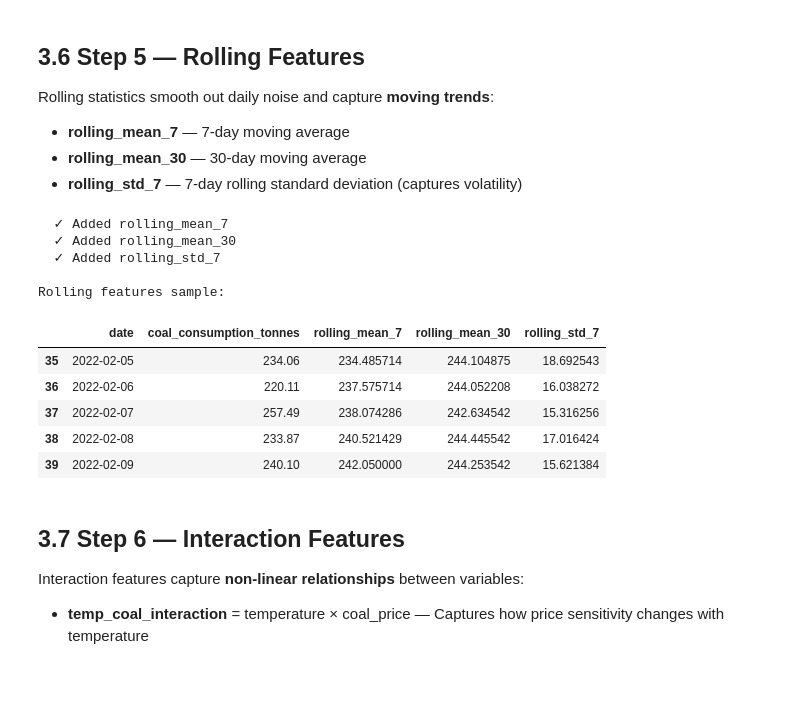
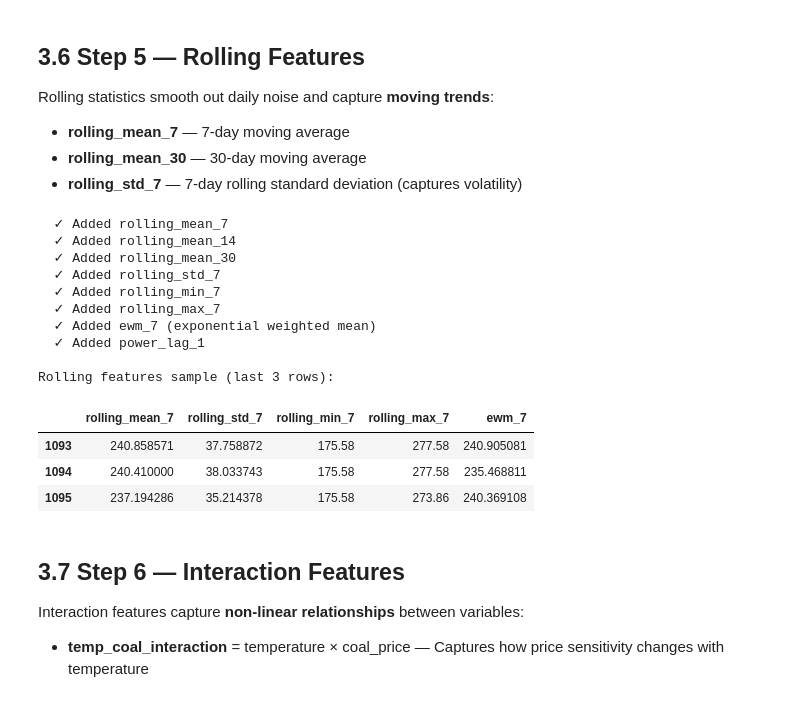
Before and after one commit to Sudeep05/coal-demand-forecasting, a Jupyter notebook: notebooks/03_Preprocessing.ipynb, the cells around one changed output. Drawn from its saved outputs; the diff is of its cells as text; code cells hidden in the pictures.

```diff
--- a/notebooks/03_Preprocessing.ipynb
+++ b/notebooks/03_Preprocessing.ipynb
@@ -161,8 +161,10 @@ df['date'] = pd.to_datetime(df['date'])
 df['month'] = df['date'].dt.month        # 1-12: seasonal demand
 df['quarter'] = df['date'].dt.quarter    # 1-4: quarterly business cycles
 df['day_of_week'] = df['date'].dt.dayofweek  # 0-6: weekday effects
+df['day_of_year'] = df['date'].dt.dayofyear  # 1-365: fine-grained seasonality
+df['week_of_year'] = df['date'].dt.isocalendar().week.astype(int)  # 1-52
 
-print("Calendar features added: month, quarter, day_of_week")
-print(f"\nMonth distribution:")
+print('Calendar features added: month, quarter, day_of_week, day_of_year, week_of_year')
+print(f'\nMonth distribution:')
 print(df['month'].value_counts().sort_index().to_string())
 # %% [output]
@@ -223,30 +228,49 @@ Rolling statistics smooth out daily noise and capture **moving trends**:
 # %%
 # ── Rolling features — smoothed trend indicators ─────────────────────────────
 # Rolling mean captures the moving trend (smoothes out daily noise).
 # Rolling std captures recent volatility (how much the signal is fluctuating).
+# Rolling min/max capture the range.
+# EWM (exponential weighted mean) gives more weight to recent observations.
 # shift(1) prevents data leakage — we use PAST data only.
 for window in ROLLING_WINDOWS:
     mean_col = f'rolling_mean_{window}'
     df[mean_col] = df[target].shift(1).rolling(window=window, min_periods=1).mean()
     print(f"  ✓ Added {mean_col}")
 
 df['rolling_std_7'] = df[target].shift(1).rolling(window=7, min_periods=1).std()
 print("  ✓ Added rolling_std_7")
 
-print(f"\nRolling features sample:")
-display(df[['date', target, 'rolling_mean_7', 'rolling_mean_30', 'rolling_std_7']].iloc[35:40])
+# Additional rolling features for better signal capture
+df['rolling_min_7'] = df[target].shift(1).rolling(window=7, min_periods=1).min()
+print("  ✓ Added rolling_min_7")
+df['rolling_max_7'] = df[target].shift(1).rolling(window=7, min_periods=1).max()
+print("  ✓ Added rolling_max_7")
+
+# Exponential weighted mean — gives more weight to recent days
+df['ewm_7'] = df[target].shift(1).ewm(span=7, adjust=False).mean()
+print("  ✓ Added ewm_7 (exponential weighted mean)")
+
+# Power generation lag — strong correlation with target
+df['power_lag_1'] = df['power_generation_mw'].shift(1)
+print("  ✓ Added power_lag_1")
+
+print(f"\nRolling features sample (last 3 rows):")
+display(df[['rolling_mean_7', 'rolling_std_7', 'rolling_min_7', 'rolling_max_7', 'ewm_7']].tail(3))
 # %% [output]
   ✓ Added rolling_mean_7
+  ✓ Added rolling_mean_14
   ✓ Added rolling_mean_30
   ✓ Added rolling_std_7
+  ✓ Added rolling_min_7
+  ✓ Added rolling_max_7
+  ✓ Added ewm_7 (exponential weighted mean)
+  ✓ Added power_lag_1
 
-Rolling features sample:
+Rolling features sample (last 3 rows):
-|  | date | coal_consumption_tonnes | rolling_mean_7 | rolling_mean_30 | rolling_std_7 |
-| 35 | 2022-02-05 | 234.06 | 234.485714 | 244.104875 | 18.692543 |
-| 36 | 2022-02-06 | 220.11 | 237.575714 | 244.052208 | 16.038272 |
-| 37 | 2022-02-07 | 257.49 | 238.074286 | 242.634542 | 15.316256 |
-| 38 | 2022-02-08 | 233.87 | 240.521429 | 244.445542 | 17.016424 |
-| 39 | 2022-02-09 | 240.10 | 242.050000 | 244.253542 | 15.621384 |
+|  | rolling_mean_7 | rolling_std_7 | rolling_min_7 | rolling_max_7 | ewm_7 |
+| 1093 | 240.858571 | 37.758872 | 175.58 | 277.58 | 240.905081 |
+| 1094 | 240.410000 | 38.033743 | 175.58 | 277.58 | 235.468811 |
+| 1095 | 237.194286 | 35.214378 | 175.58 | 273.86 | 240.369108 |
 # %% [markdown]
 ## 3.7 Step 6 — Interaction Features
 
```
Also changed, not shown: parts of 7 cells of this notebook, 37 other files.
